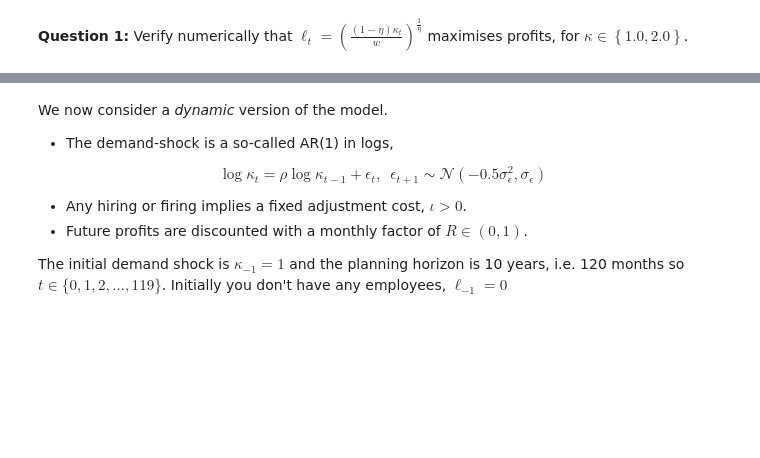
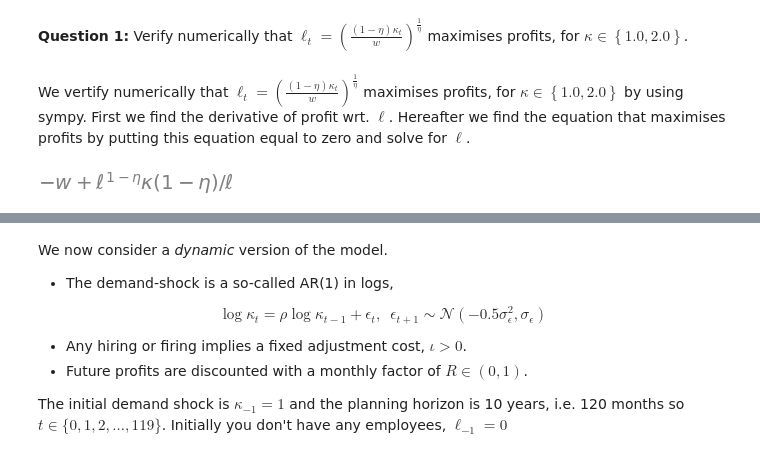
Before and after one commit to NumEconCopenhagen/projects-2023-mc, a Jupyter notebook: examproject/Exam-2023-notebook.ipynb, the cells around one changed output, grey strips where cells are left out. Saved outputs shown, nothing was run; the diff lists cells and outputs as text; code cells hidden in the pictures; blank space fills up the shorter version.

```diff
--- a/examproject/Exam-2023-notebook.ipynb
+++ b/examproject/Exam-2023-notebook.ipynb
@@ -290,0 +348,15 @@ Baseline parameters are:
+# %% [markdown]
+We vertify numerically that $\ell_{t}=\left(\frac{(1-\eta)\kappa_{t}}{w}\right)^{\frac{1}{\eta}}$ maximises profits, for $\kappa\in\left\{1.0 , 2.0\right\}$ by using sympy. First we find the derivative of profit wrt. $\ell$. Hereafter we find the equation that maximises profits by putting this equation equal to zero and solve for $\ell$.
+# %%
+eta = sm.symbols('eta')
+w = sm.symbols('w')
+kappa = sm.symbols('kappa')
+ell = sm.symbols('ell')
+p=sm.symbols('p')
+y=sm.symbols('y')
+# %%
+profit=kappa*ell**(1-eta)-w*ell
+diffprofit=profit.diff(ell)
+diffprofit
+# %% [output]
+[figure, added]
```
Also changed, not shown: parts of 15 cells of this notebook.
